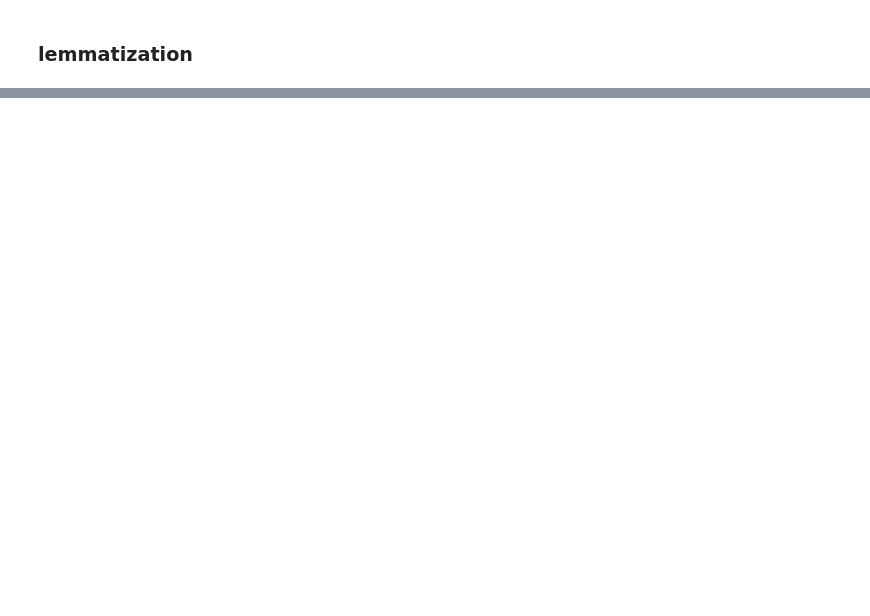
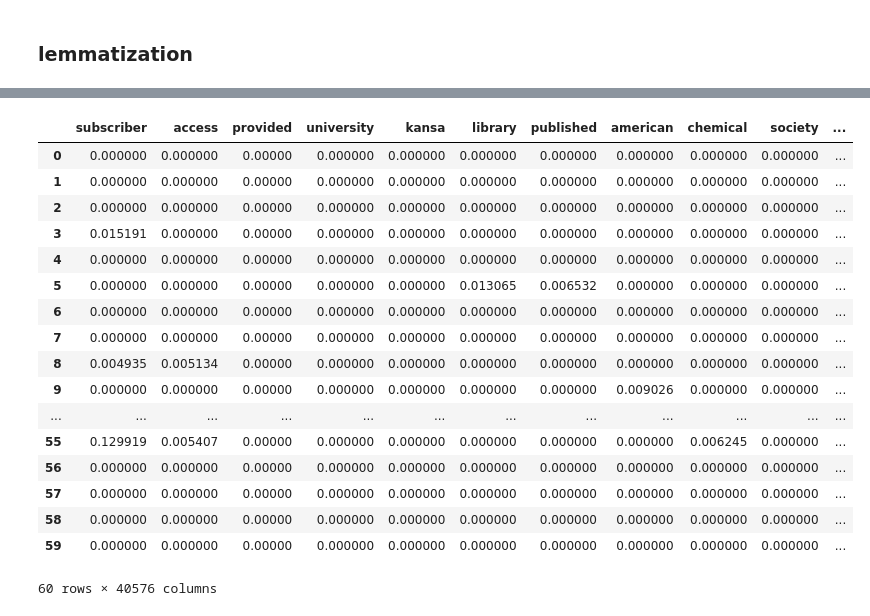
Before and after one commit to Yue-Yao/Text_Mining, a Jupyter notebook: TM_python.ipynb, the cells around one changed output, grey strips where cells are left out. Cells and saved outputs as stored; diff of their text form; code cells hidden in the pictures; blank space fills up the shorter version.

```diff
--- a/TM_python.ipynb
+++ b/TM_python.ipynb
@@ -421,0 +434,14 @@ word_count.most_common(10)
+# %%
+files = os.listdir("html_google_scholar/papers")
+files = [int(os.path.splitext(filename)[0]) for filename in files]
+files.sort()
+for Nr in tqdm(files):
+    file_path = "html_google_scholar/papers_text/{}.txt".format(Nr)
+    with open(file_path, encoding='utf-8') as f:
+        text = f.read()
+
+    preprocessed_text = preprocess_text(text)
+
+    output_file_path = "html_google_scholar/preprocessed_text/{}.txt".format(Nr)
+    with open(output_file_path, "w",encoding="utf-8") as f:
+        f.write(preprocessed_text)
@@ -421,0 +454,11 @@ word_count.most_common(10)
+# %%
+# convert the
+files = os.listdir("html_google_scholar/preprocessed_text")
+files = [int(os.path.splitext(filename)[0]) for filename in files]
+files.sort()
+docs = []
+for Nr in tqdm(files):
+    tokens_path = "html_google_scholar/preprocessed_text/{}.txt".format(Nr)
+    with open(tokens_path, encoding='utf-8') as f:
+        tokens = f.read()
+    docs.append(tokens)
@@ -421,0 +506,39 @@ word_count.most_common(10)
+# %%
+tfidf_vectorizer = TfidfVectorizer()
+tfidf_matrix = tfidf_vectorizer.fit_transform(docs)
+# %%
+# Get the feature names (vocabulary)
+feature_names = tfidf_vectorizer.get_feature_names()
+
+# Convert the sparse matrix to a dense matrix
+dense = tfidf_matrix.todense()
+
+# Convert the dense matrix to a DataFrame
+tfidf_df = pd.DataFrame(dense, columns=feature_names)
+
+# Get the vocabulary
+vocab = tfidf_vectorizer.vocabulary_
+
+# Convert the dense matrix to a DataFrame
+tfidf_df = pd.DataFrame(dense, columns=vocab)
+
+tfidf_df
+# %% [output]
+|  | subscriber | access | provided | university | kansa | library | published | american | chemical | society | ... |
+| 0 | 0.000000 | 0.000000 | 0.00000 | 0.000000 | 0.000000 | 0.000000 | 0.000000 | 0.000000 | 0.000000 | 0.000000 | ... |
+| 1 | 0.000000 | 0.000000 | 0.00000 | 0.000000 | 0.000000 | 0.000000 | 0.000000 | 0.000000 | 0.000000 | 0.000000 | ... |
+| 2 | 0.000000 | 0.000000 | 0.00000 | 0.000000 | 0.000000 | 0.000000 | 0.000000 | 0.000000 | 0.000000 | 0.000000 | ... |
+| 3 | 0.015191 | 0.000000 | 0.00000 | 0.000000 | 0.000000 | 0.000000 | 0.000000 | 0.000000 | 0.000000 | 0.000000 | ... |
+| 4 | 0.000000 | 0.000000 | 0.00000 | 0.000000 | 0.000000 | 0.000000 | 0.000000 | 0.000000 | 0.000000 | 0.000000 | ... |
+| 5 | 0.000000 | 0.000000 | 0.00000 | 0.000000 | 0.000000 | 0.013065 | 0.006532 | 0.000000 | 0.000000 | 0.000000 | ... |
+| 6 | 0.000000 | 0.000000 | 0.00000 | 0.000000 | 0.000000 | 0.000000 | 0.000000 | 0.000000 | 0.000000 | 0.000000 | ... |
+| 7 | 0.000000 | 0.000000 | 0.00000 | 0.000000 | 0.000000 | 0.000000 | 0.000000 | 0.000000 | 0.000000 | 0.000000 | ... |
+| 8 | 0.004935 | 0.005134 | 0.00000 | 0.000000 | 0.000000 | 0.000000 | 0.000000 | 0.000000 | 0.000000 | 0.000000 | ... |
+| 9 | 0.000000 | 0.000000 | 0.00000 | 0.000000 | 0.000000 | 0.000000 | 0.000000 | 0.009026 | 0.000000 | 0.000000 | ... |
+| ... | ... | ... | ... | ... | ... | ... | ... | ... | ... | ... | ... |
+| 55 | 0.129919 | 0.005407 | 0.00000 | 0.000000 | 0.000000 | 0.000000 | 0.000000 | 0.000000 | 0.006245 | 0.000000 | ... |
+| 56 | 0.000000 | 0.000000 | 0.00000 | 0.000000 | 0.000000 | 0.000000 | 0.000000 | 0.000000 | 0.000000 | 0.000000 | ... |
+| 57 | 0.000000 | 0.000000 | 0.00000 | 0.000000 | 0.000000 | 0.000000 | 0.000000 | 0.000000 | 0.000000 | 0.000000 | ... |
+| 58 | 0.000000 | 0.000000 | 0.00000 | 0.000000 | 0.000000 | 0.000000 | 0.000000 | 0.000000 | 0.000000 | 0.000000 | ... |
+| 59 | 0.000000 | 0.000000 | 0.00000 | 0.000000 | 0.000000 | 0.000000 | 0.000000 | 0.000000 | 0.000000 | 0.000000 | ... |
+60 rows × 40576 columns
```
Also changed, not shown: parts of 24 cells of this notebook, 1 other file.
